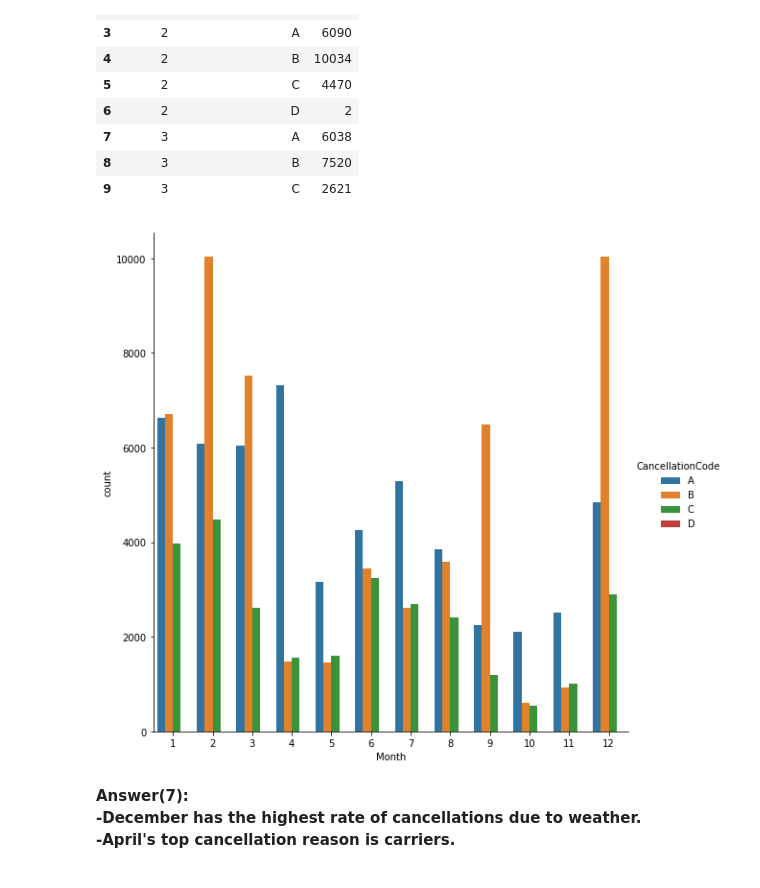
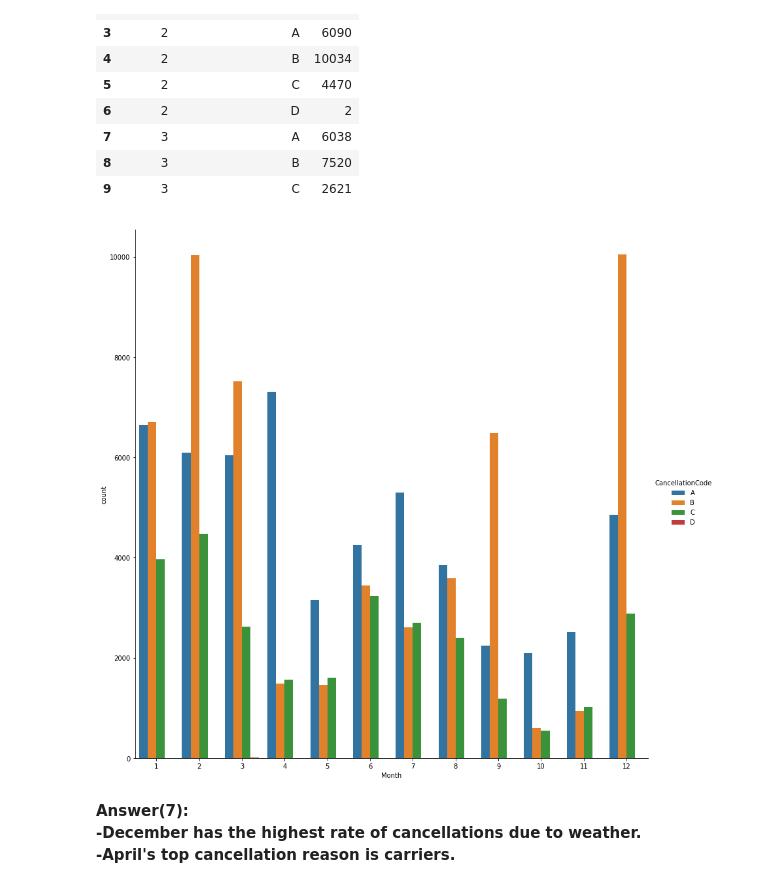
Before and after one commit to AndrewTrefilov/my-journey-to-ml-starts-here, a Jupyter notebook: Assignment#2.ipynb, the cells around one changed output. Drawn from its saved outputs; the diff is of its cells as text; code cells hidden in the pictures.

```diff
--- a/Assignment#2.ipynb
+++ b/Assignment#2.ipynb
@@ -6,6 +6,8 @@ import matplotlib.pyplot as plt
 import warnings
 warnings.simplefilter('ignore')
 %matplotlib inline
+from pylab import rcParams
+rcParams['figure.figsize'] = 12, 10
 # %%
 dtype = {'DayOfWeek': np.uint8, 'DayofMonth': np.uint8, 'Month': np.uint8 , 'Cancelled': np.uint8,
          'Year': np.uint16, 'FlightNum': np.uint16 , 'Distance': np.uint16,
@@ -189,9 +195,9 @@ fa.head(10)
 | 9 | 3 | C | 2621 |
 # %%
 sns.factorplot(x='Month', y='count', hue='CancellationCode',
-               data=fa, kind='bar', size=8);
+               data=fa, kind='bar', size=12);
 # %% [output]
-[figure, old version]
+[figure, new version]
 # %% [markdown]
 **Answer(7):
 -December has the highest rate of cancellations due to weather.
```
Also changed, not shown: parts of 11 cells of this notebook, 1 other file.
